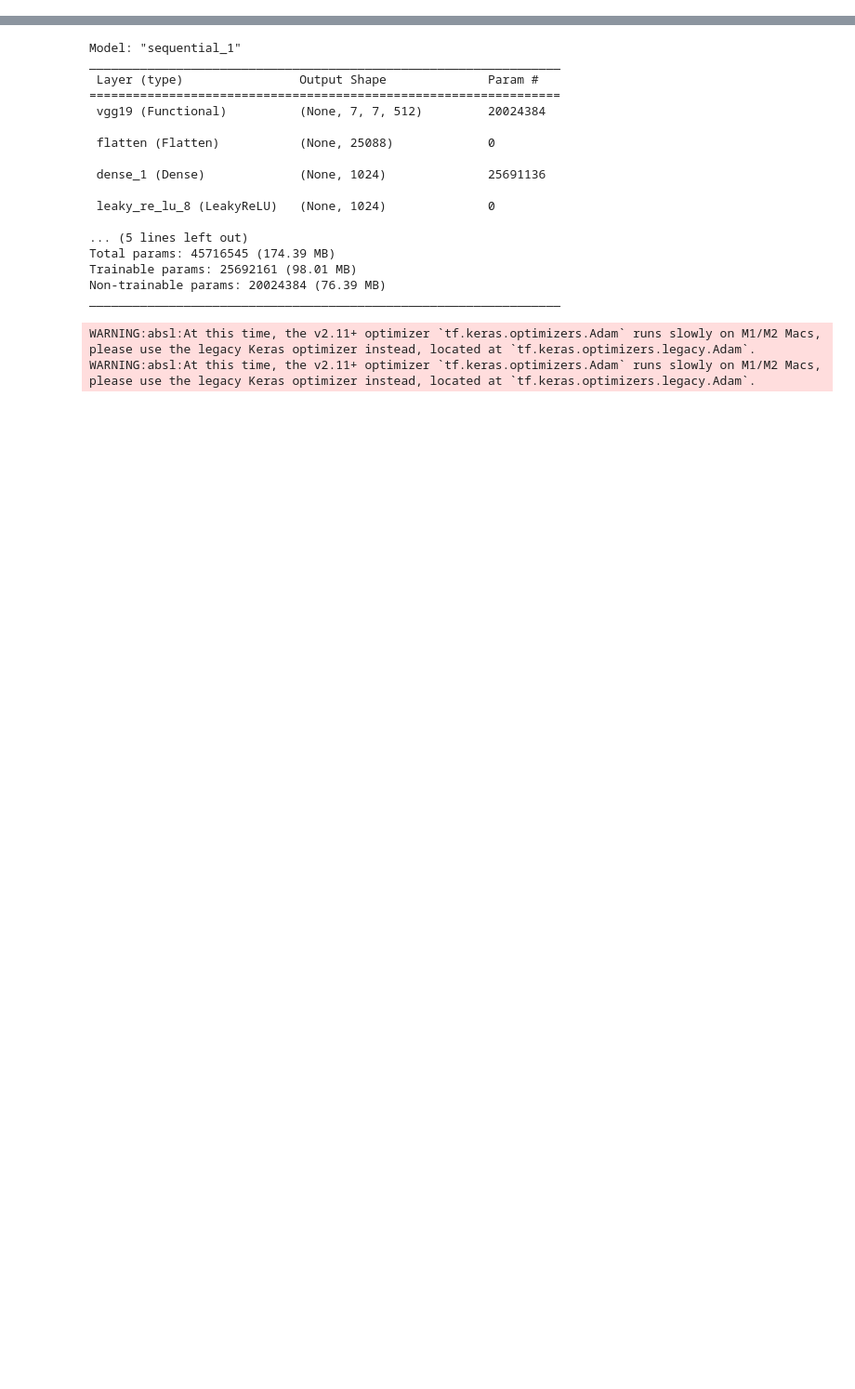
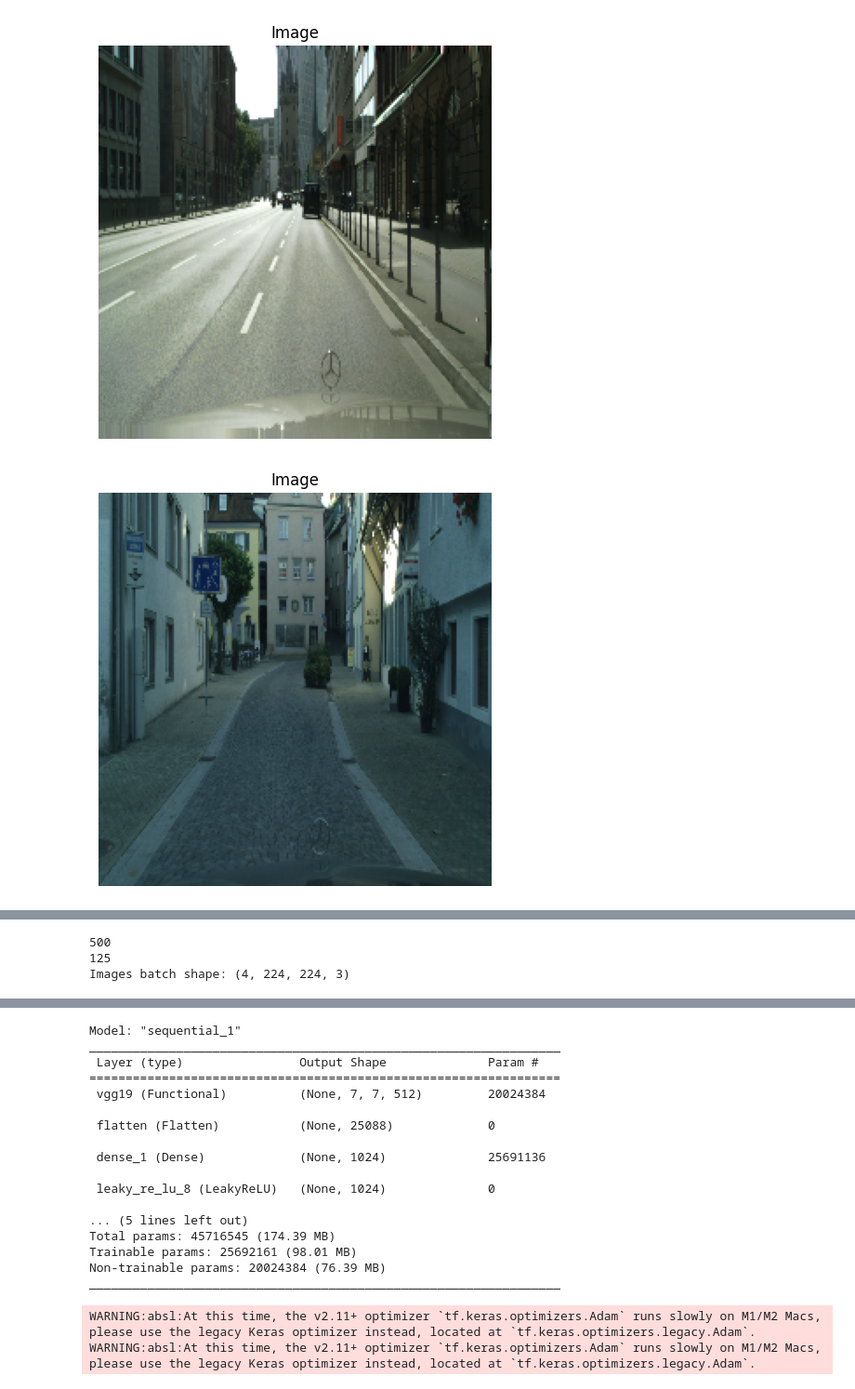
Before and after one commit to AnanthaPadmanaban-KrishnaKumar/GANs-TransferLearining, a Jupyter notebook: GANs-Architecture.ipynb, the cells around one changed output, grey strips where cells are left out. Shown at 93% size. Drawn from its saved outputs; the diff is of its cells as text; code cells hidden in the pictures; blank space fills up the shorter version.

```diff
--- a/GANs-Architecture.ipynb
+++ b/GANs-Architecture.ipynb
@@ -15,0 +71,23 @@ from tensorflow.keras.callbacks import Callback
+# %%
+SHUFFLE_BUFFER_SIZE = 300
+BATCH_SIZE = 4
+DATASET_SIZE = 500
+
+dataset = dataset.shuffle(SHUFFLE_BUFFER_SIZE).repeat()
+
+TRAIN_SIZE = DATASET_SIZE
+
+train_dataset = dataset.take(TRAIN_SIZE).batch(BATCH_SIZE).prefetch(tf.data.experimental.AUTOTUNE)
+# %%
+def visualize_image_and_mask(image):
+    plt.figure(figsize=(12, 6))
+
+    plt.subplot(1, 2, 1)
+    plt.title('Image')
+    plt.imshow(image)
+    plt.axis('off')
+for images in dataset.take(5):
+    visualize_image_and_mask(images.numpy())
+# %% [output]
+[figure, added]
+[figure, added]
@@ -16,3 +97,13 @@ from tensorflow.keras.callbacks import Callback
+# %%
+print(TRAIN_SIZE)
+print(len(train_dataset))
+
+for images in train_dataset.take(1):
+    print('Images batch shape:', images.shape)
+# %% [output]
+500
+125
+Images batch shape: (4, 224, 224, 3)
 # %%
 vgg = VGG19(include_top=False, input_shape=(224, 224, 3))
 vgg.trainable = False
```
Also changed, not shown: parts of 11 cells of this notebook.
